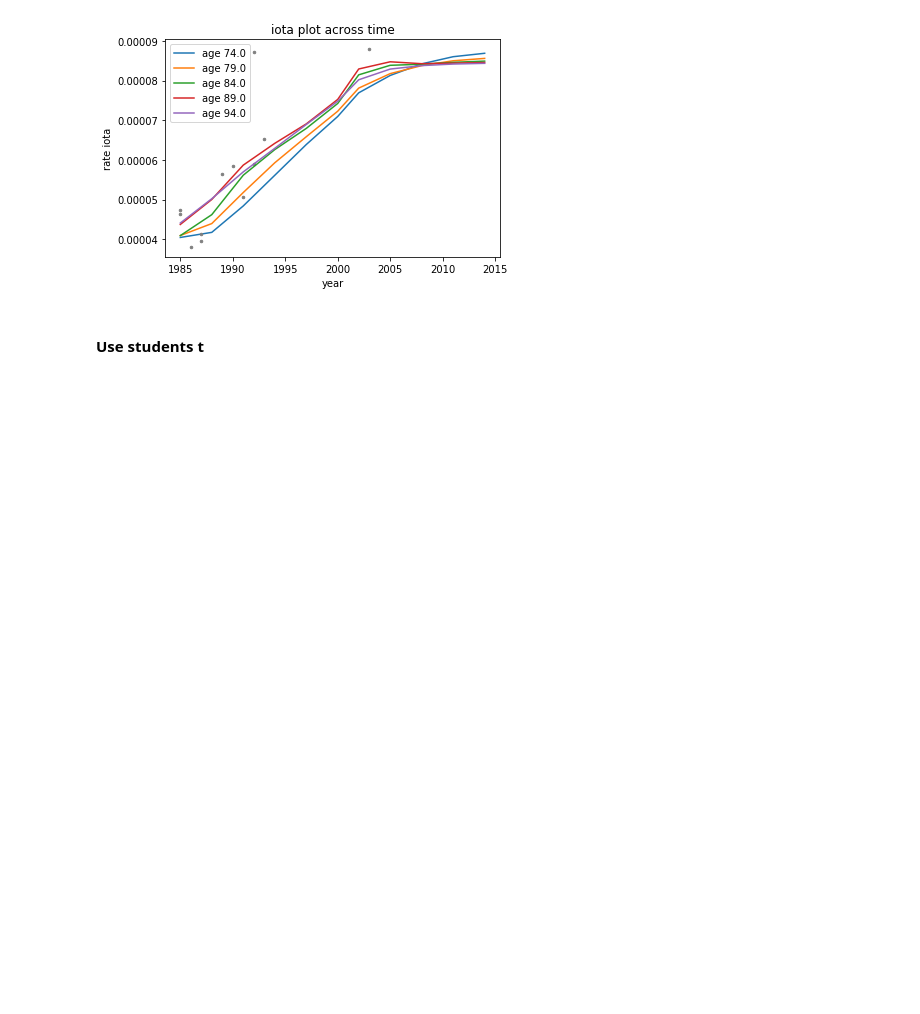
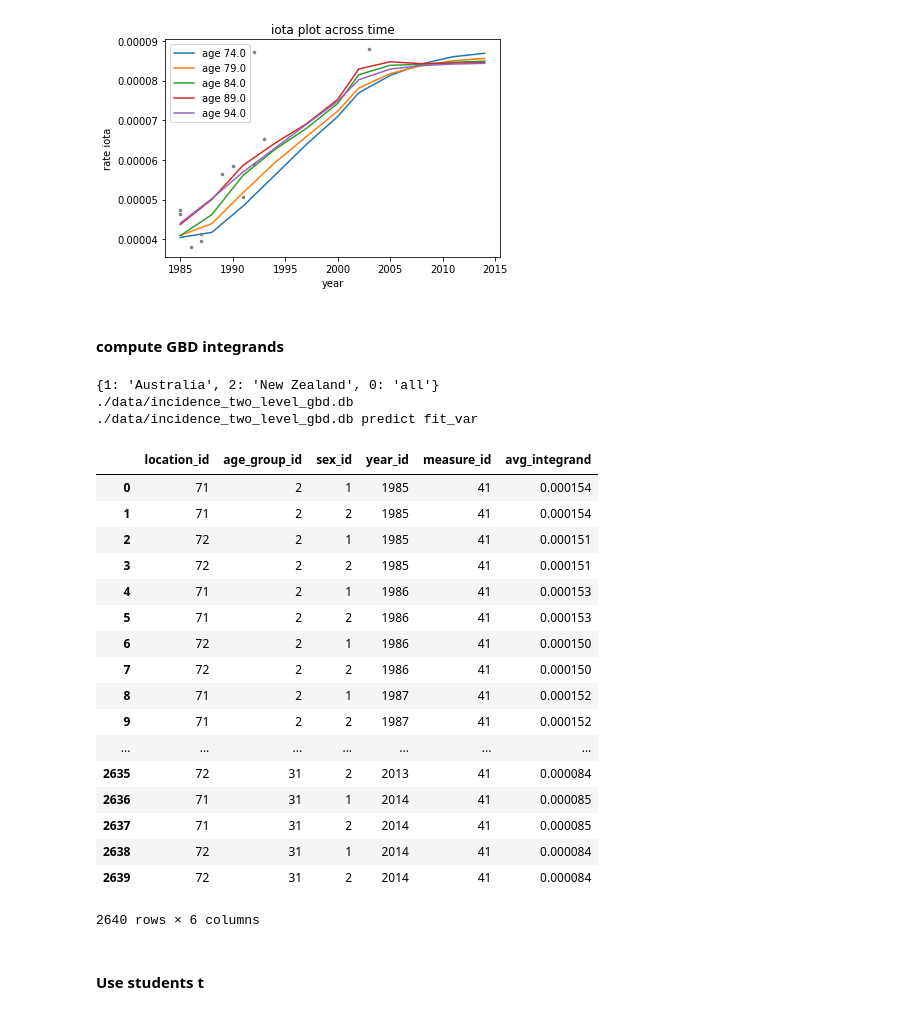
Before and after one commit to jizezhang/dismod_at-wrappers, a Jupyter notebook: demos/two_level_Sincidence.ipynb, the cells around one changed output. Saved outputs shown, nothing was run; the diff lists cells and outputs as text; code cells hidden in the pictures; blank space fills up the shorter version.

Commit message:
modify: add functions to compute and save gbd format output

```diff
--- a/demos/two_level_Sincidence.ipynb
+++ b/demos/two_level_Sincidence.ipynb
@@ -66,6 +77,38 @@ plt.plot_change_over_time('rate', 'iota', 'Sincidence', 'Australia')
 [figure]
 [figure]
 [figure]
+# %% [markdown]
+#### compute GBD integrands
+# %%
+output = DismodOutput(path_to_db)
+output.save_GBD_output([0], list(range(1980, 2019)), location_name_to_id, './data/incidence_gbd_sample.csv')
+# %% [output]
+{1: 'Australia', 2: 'New Zealand', 0: 'all'}
+./data/incidence_two_level_gbd.db
+./data/incidence_two_level_gbd.db predict fit_var
+# %%
+df = pd.read_csv('./data/incidence_gbd_sample.csv')
+# %%
+df[['location_id', 'age_group_id', 'sex_id', 'year_id', 'measure_id', 'avg_integrand']]
+# %% [output]
+|  | location_id | age_group_id | sex_id | year_id | measure_id | avg_integrand |
+| 0 | 71 | 2 | 1 | 1985 | 41 | 0.000154 |
+| 1 | 71 | 2 | 2 | 1985 | 41 | 0.000154 |
+| 2 | 72 | 2 | 1 | 1985 | 41 | 0.000151 |
+| 3 | 72 | 2 | 2 | 1985 | 41 | 0.000151 |
+| 4 | 71 | 2 | 1 | 1986 | 41 | 0.000153 |
+| 5 | 71 | 2 | 2 | 1986 | 41 | 0.000153 |
+| 6 | 72 | 2 | 1 | 1986 | 41 | 0.000150 |
+| 7 | 72 | 2 | 2 | 1986 | 41 | 0.000150 |
+| 8 | 71 | 2 | 1 | 1987 | 41 | 0.000152 |
+| 9 | 71 | 2 | 2 | 1987 | 41 | 0.000152 |
+| ... | ... | ... | ... | ... | ... | ... |
+| 2635 | 72 | 31 | 2 | 2013 | 41 | 0.000084 |
+| 2636 | 71 | 31 | 1 | 2014 | 41 | 0.000085 |
+| 2637 | 71 | 31 | 2 | 2014 | 41 | 0.000085 |
+| 2638 | 72 | 31 | 1 | 2014 | 41 | 0.000084 |
+| 2639 | 72 | 31 | 2 | 2014 | 41 | 0.000084 |
+2640 rows × 6 columns
 # %% [markdown]
 #### Use students t
 # %%
```
Also changed, not shown: parts of 5 cells of this notebook.
